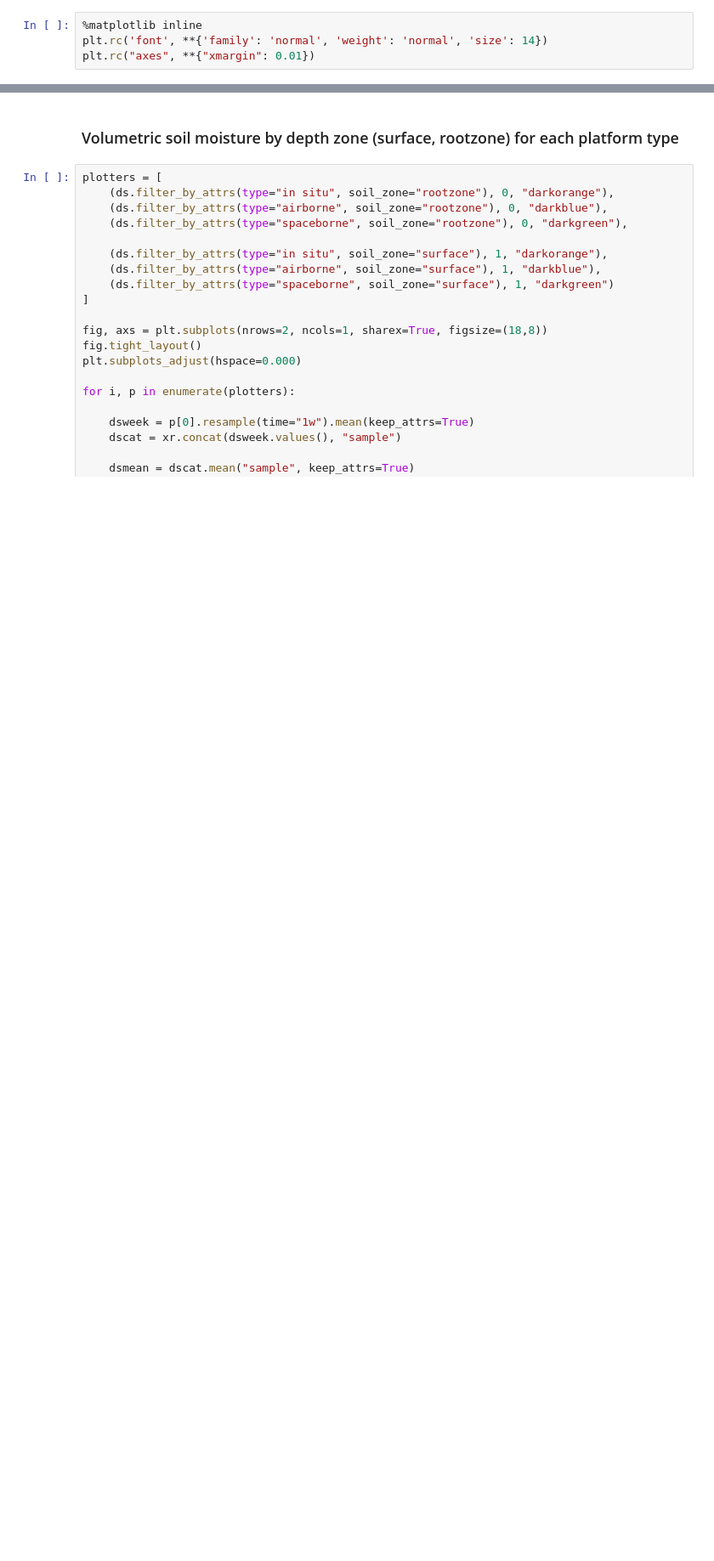
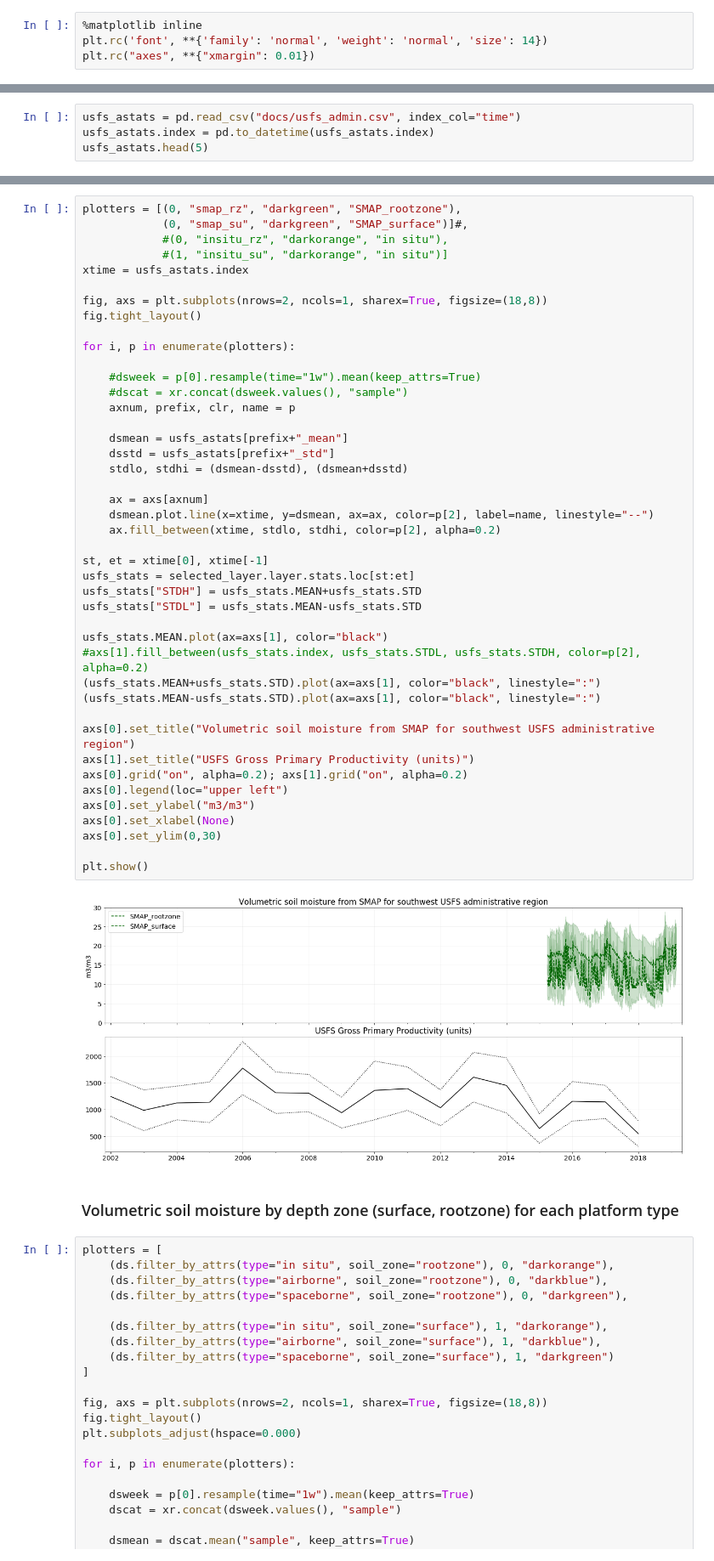
Before and after one commit to jjmcnelis/nasa_usfs_workshop, a Jupyter notebook: day3-tutorial.ipynb, the cells around one changed output, grey strips where cells are left out. Shown at 85% size. Saved outputs shown, nothing was run; the diff lists cells and outputs as text; blank space fills up the shorter version.

```diff
--- a/day3-tutorial.ipynb
+++ b/day3-tutorial.ipynb
@@ -82,0 +88,4 @@ plt.rc("axes", **{"xmargin": 0.01})
+# %%
+usfs_astats = pd.read_csv("docs/usfs_admin.csv", index_col="time")
+usfs_astats.index = pd.to_datetime(usfs_astats.index)
+usfs_astats.head(5)
@@ -83,3 +100,48 @@ plt.rc("axes", **{"xmargin": 0.01})
+# %%
+plotters = [(0, "smap_rz", "darkgreen", "SMAP_rootzone"),
+            (0, "smap_su", "darkgreen", "SMAP_surface")]#,
+            #(0, "insitu_rz", "darkorange", "in situ"),
+            #(1, "insitu_su", "darkorange", "in situ")]
+xtime = usfs_astats.index
+
+fig, axs = plt.subplots(nrows=2, ncols=1, sharex=True, figsize=(18,8))
+fig.tight_layout()
+
+for i, p in enumerate(plotters):
+
+    #dsweek = p[0].resample(time="1w").mean(keep_attrs=True)
+    #dscat = xr.concat(dsweek.values(), "sample")
+    axnum, prefix, clr, name = p
+
+    dsmean = usfs_astats[prefix+"_mean"]
+    dsstd = usfs_astats[prefix+"_std"]
+    stdlo, stdhi = (dsmean-dsstd), (dsmean+dsstd)
+
+    ax = axs[axnum]
+    dsmean.plot.line(x=xtime, y=dsmean, ax=ax, color=p[2], label=name, linestyle="--")
+    ax.fill_between(xtime, stdlo, stdhi, color=p[2], alpha=0.2)
+
+st, et = xtime[0], xtime[-1]
+usfs_stats = selected_layer.layer.stats.loc[st:et]
+usfs_stats["STDH"] = usfs_stats.MEAN+usfs_stats.STD
+usfs_stats["STDL"] = usfs_stats.MEAN-usfs_stats.STD
+
+usfs_stats.MEAN.plot(ax=axs[1], color="black")
+#axs[1].fill_between(usfs_stats.index, usfs_stats.STDL, usfs_stats.STDH, color=p[2], alpha=0.2)
+(usfs_stats.MEAN+usfs_stats.STD).plot(ax=axs[1], color="black", linestyle=":")
+(usfs_stats.MEAN-usfs_stats.STD).plot(ax=axs[1], color="black", linestyle=":")
+
+axs[0].set_title("Volumetric soil moisture from SMAP for southwest USFS administrative region")
+axs[1].set_title("USFS Gross Primary Productivity (units)")
+axs[0].grid("on", alpha=0.2); axs[1].grid("on", alpha=0.2)
+axs[0].legend(loc="upper left")
+axs[0].set_ylabel("m3/m3")
+axs[0].set_xlabel(None)
+axs[0].set_ylim(0,30)
+
+plt.show()
+# %% [output]
+[figure, added]
 # %% [markdown]
 ### Volumetric soil moisture by depth zone (surface, rootzone) for each platform type
 # %%
```
Also changed, not shown: parts of 15 cells of this notebook, 19 other files.
